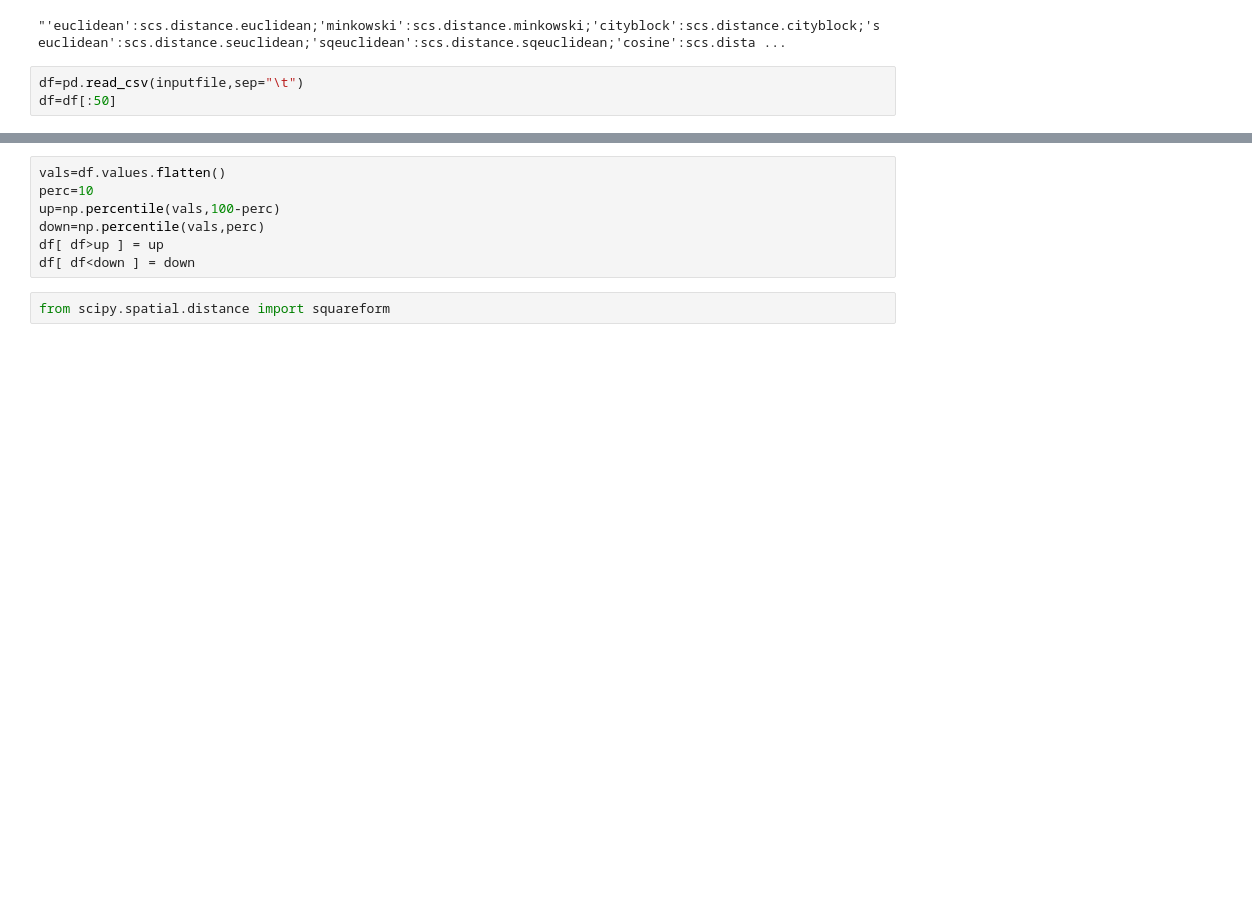
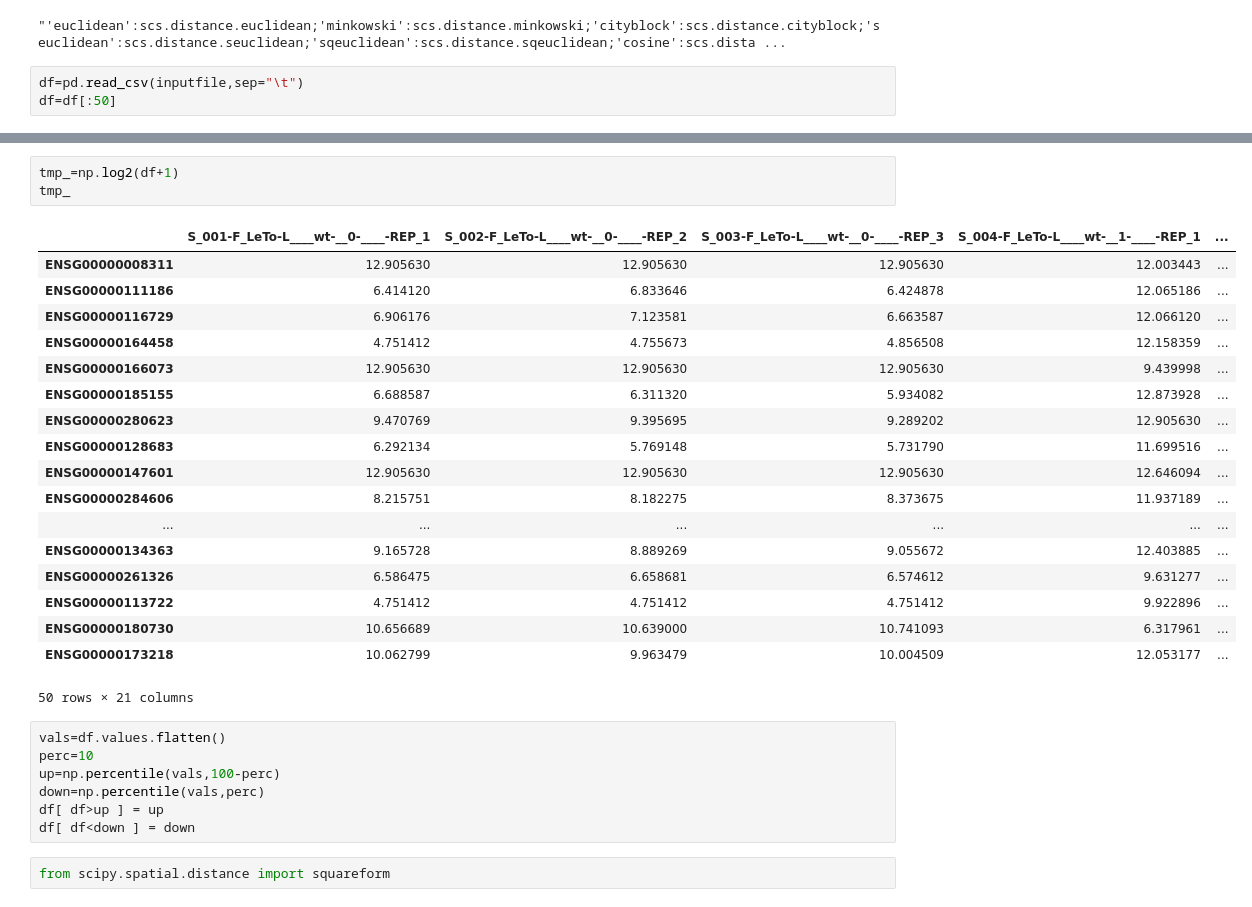
Before and after one commit to mpg-age-bioinformatics/flaski, a Jupyter notebook: utils/notebooks/heatmap.ipynb, the cells around one changed output, grey strips where cells are left out. Saved outputs shown, nothing was run; the diff lists cells and outputs as text; blank space fills up the shorter version.

```diff
--- a/utils/notebooks/heatmap.ipynb
+++ b/utils/notebooks/heatmap.ipynb
@@ -45,4 +45,26 @@ df.head()
 5 rows × 21 columns
+# %%
+tmp_=np.log2(df+1)
+tmp_
+# %% [output]
+|  | S_001-F_LeTo-L____wt-__0-____-REP_1 | S_002-F_LeTo-L____wt-__0-____-REP_2 | S_003-F_LeTo-L____wt-__0-____-REP_3 | S_004-F_LeTo-L____wt-__1-____-REP_1 | ... |
+| ENSG00000008311 | 12.905630 | 12.905630 | 12.905630 | 12.003443 | ... |
+| ENSG00000111186 | 6.414120 | 6.833646 | 6.424878 | 12.065186 | ... |
+| ENSG00000116729 | 6.906176 | 7.123581 | 6.663587 | 12.066120 | ... |
+| ENSG00000164458 | 4.751412 | 4.755673 | 4.856508 | 12.158359 | ... |
+| ENSG00000166073 | 12.905630 | 12.905630 | 12.905630 | 9.439998 | ... |
+| ENSG00000185155 | 6.688587 | 6.311320 | 5.934082 | 12.873928 | ... |
+| ENSG00000280623 | 9.470769 | 9.395695 | 9.289202 | 12.905630 | ... |
+| ENSG00000128683 | 6.292134 | 5.769148 | 5.731790 | 11.699516 | ... |
+| ENSG00000147601 | 12.905630 | 12.905630 | 12.905630 | 12.646094 | ... |
+| ENSG00000284606 | 8.215751 | 8.182275 | 8.373675 | 11.937189 | ... |
+| ... | ... | ... | ... | ... | ... |
+| ENSG00000134363 | 9.165728 | 8.889269 | 9.055672 | 12.403885 | ... |
+| ENSG00000261326 | 6.586475 | 6.658681 | 6.574612 | 9.631277 | ... |
+| ENSG00000113722 | 4.751412 | 4.751412 | 4.751412 | 9.922896 | ... |
+| ENSG00000180730 | 10.656689 | 10.639000 | 10.741093 | 6.317961 | ... |
+| ENSG00000173218 | 10.062799 | 9.963479 | 10.004509 | 12.053177 | ... |
+50 rows × 21 columns
 # %%
 vals=df.values.flatten()
 perc=10
```
Also changed, not shown: parts of 3 cells of this notebook, 2 other files.
